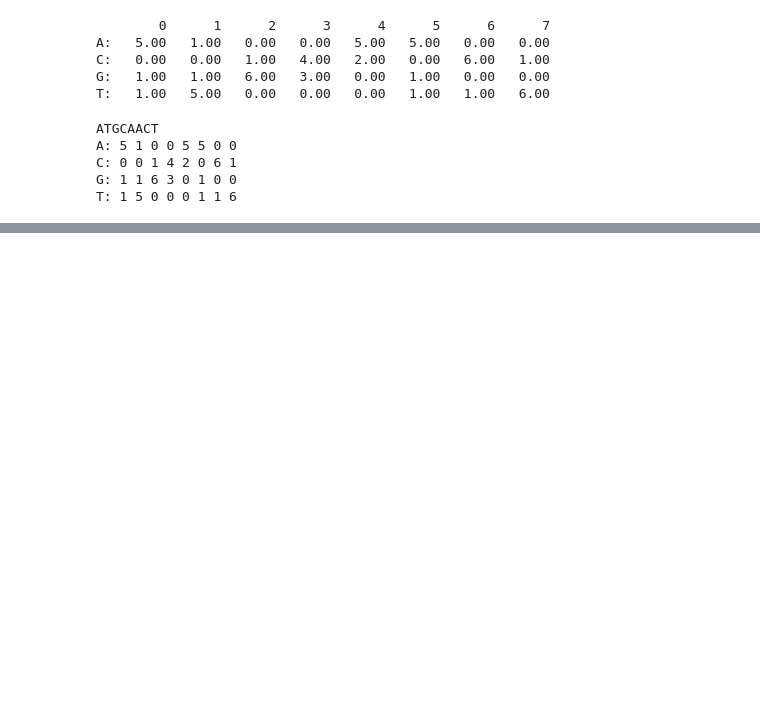
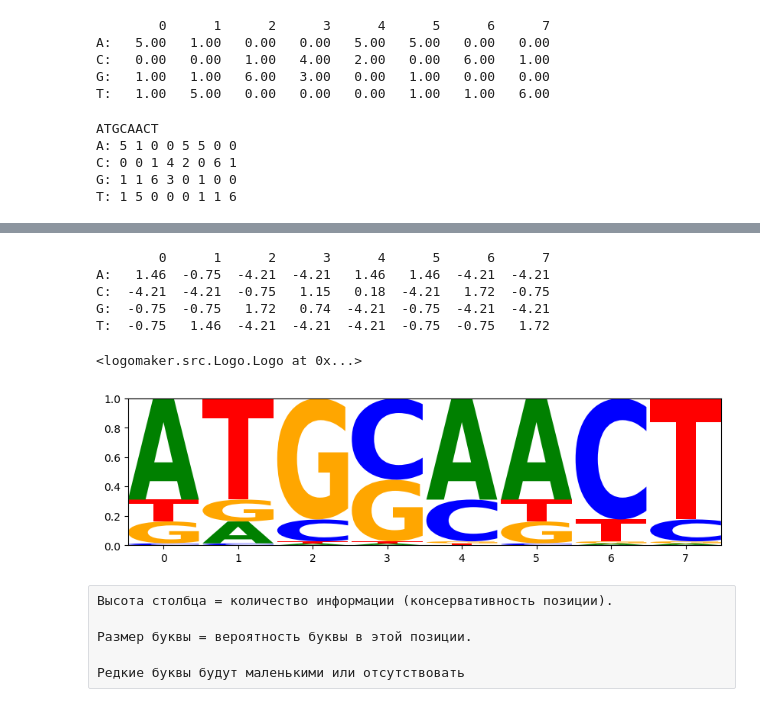
Before and after one commit to Weakne55/Bioinformatics205, a Jupyter notebook: Seminar4/Biopython.ipynb, the cells around one changed output, grey strips where cells are left out. Saved outputs shown, nothing was run; the diff lists cells and outputs as text; code cells hidden in the pictures; blank space fills up the shorter version.

Commit message:
add logo

```diff
--- a/Seminar4/Biopython.ipynb
+++ b/Seminar4/Biopython.ipynb
@@ -43,0 +63,22 @@ T: 1 5 0 0 0 1 1 6
+# %%
+ppm = motif.counts.normalize(pseudocounts=0.1)
+pwm = ppm.log_odds()
+print(pwm)
+# %% [output]
+        0      1      2      3      4      5      6      7
+A:   1.46  -0.75  -4.21  -4.21   1.46   1.46  -4.21  -4.21
+C:  -4.21  -4.21  -0.75   1.15   0.18  -4.21   1.72  -0.75
+G:  -0.75  -0.75   1.72   0.74  -4.21  -0.75  -4.21  -4.21
+T:  -0.75   1.46  -4.21  -4.21  -4.21  -0.75  -0.75   1.72
+# %%
+df = pd.DataFrame(ppm)
+logomaker.Logo(df, color_scheme="classic")
+# %% [output]
+<logomaker.src.Logo.Logo at 0x...>
+[figure, added]
+# %% [raw]
+Высота столбца = количество информации (консервативность позиции).
+
+Размер буквы = вероятность буквы в этой позиции.
+
+Редкие буквы будут маленькими или отсутствовать
```
Also changed, not shown: parts of 7 cells of this notebook.
